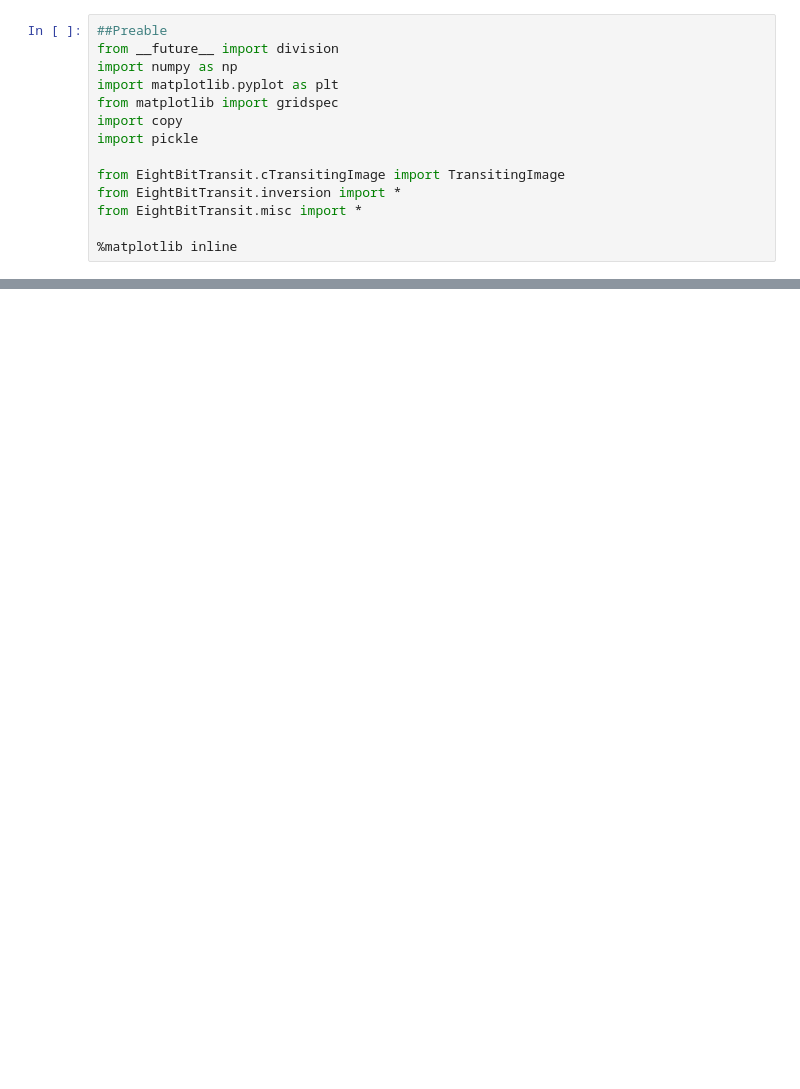
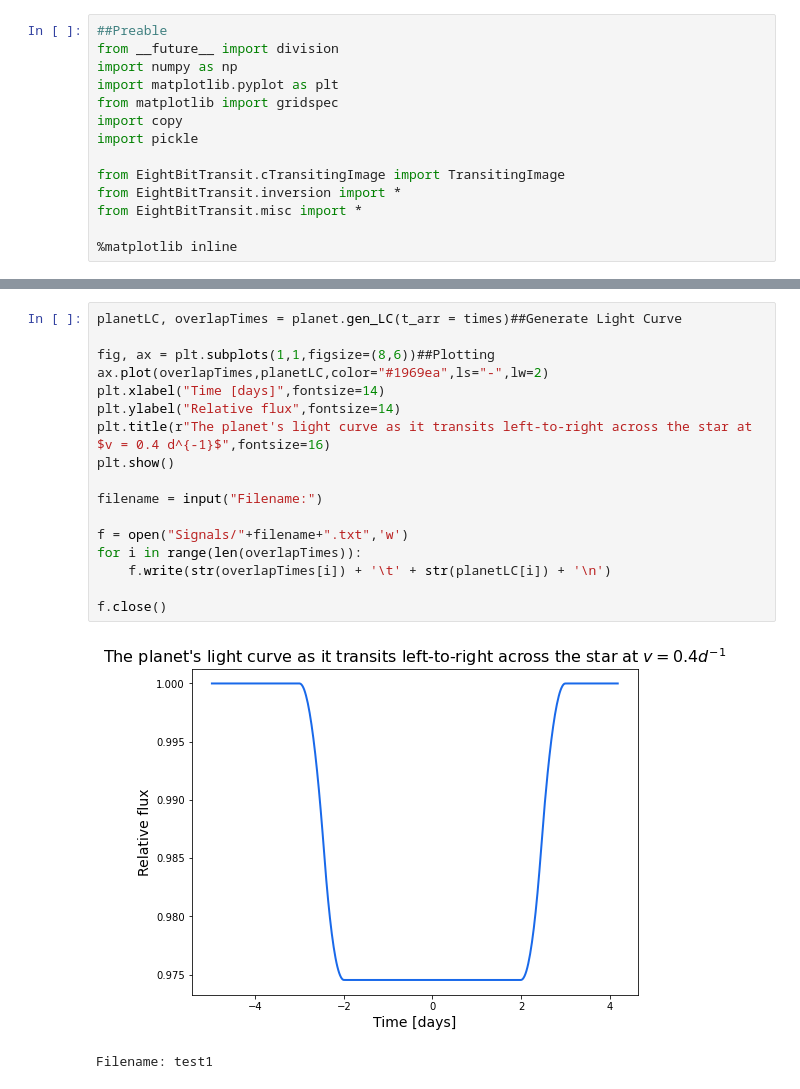
Before and after one commit to joshua-bromley/tessSignalInjection, a Jupyter notebook: Summer2021/generatedShapes.ipynb, the cells around one changed output, grey strips where cells are left out. Saved outputs shown, nothing was run; the diff lists cells and outputs as text; blank space fills up the shorter version.

Commit message:
Added file read write for signals

```diff
--- a/Summer2021/generatedShapes.ipynb
+++ b/Summer2021/generatedShapes.ipynb
@@ -34,0 +65,20 @@ planetGrid = np.zeros([200,200])
+# %%
+planetLC, overlapTimes = planet.gen_LC(t_arr = times)##Generate Light Curve
+
+fig, ax = plt.subplots(1,1,figsize=(8,6))##Plotting
+ax.plot(overlapTimes,planetLC,color="#1969ea",ls="-",lw=2)
+plt.xlabel("Time [days]",fontsize=14)
+plt.ylabel("Relative flux",fontsize=14)
+plt.title(r"The planet's light curve as it transits left-to-right across the star at $v = 0.4 d^{-1}$",fontsize=16)
+plt.show()
+
+filename = input("Filename:")
+
+f = open("Signals/"+filename+".txt",'w')
+for i in range(len(overlapTimes)):
+    f.write(str(overlapTimes[i]) + '\t' + str(planetLC[i]) + '\n')
+
+f.close()
+# %% [output]
+[figure, added]
+Filename: test1
```
Also changed, not shown: parts of 4 cells of this notebook, 3 other files.
